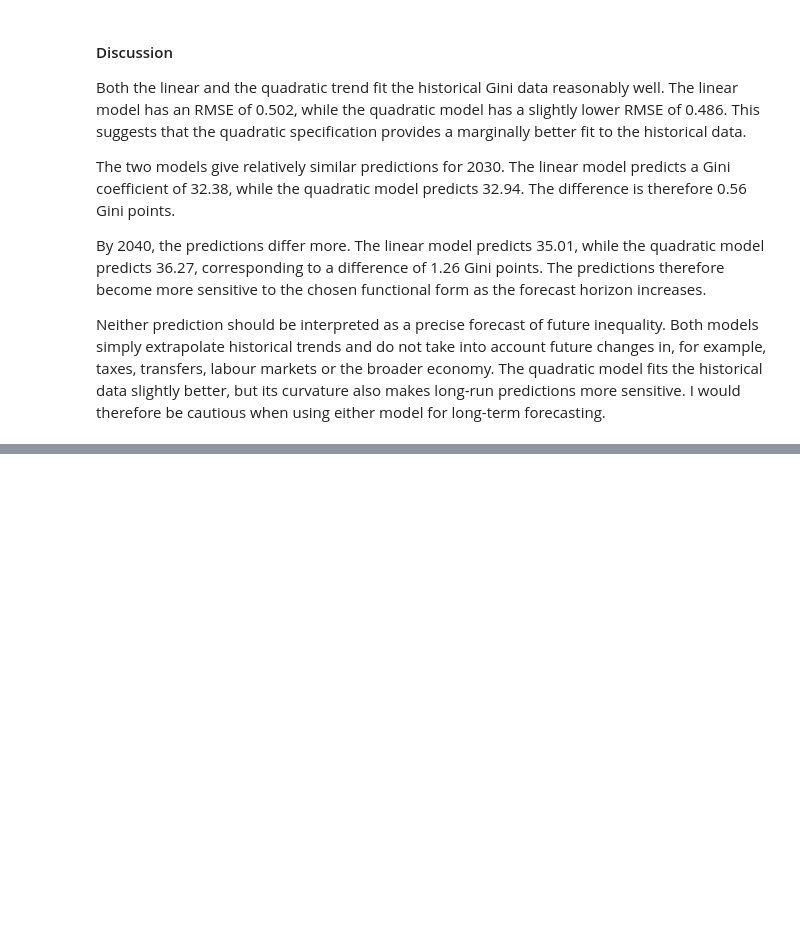
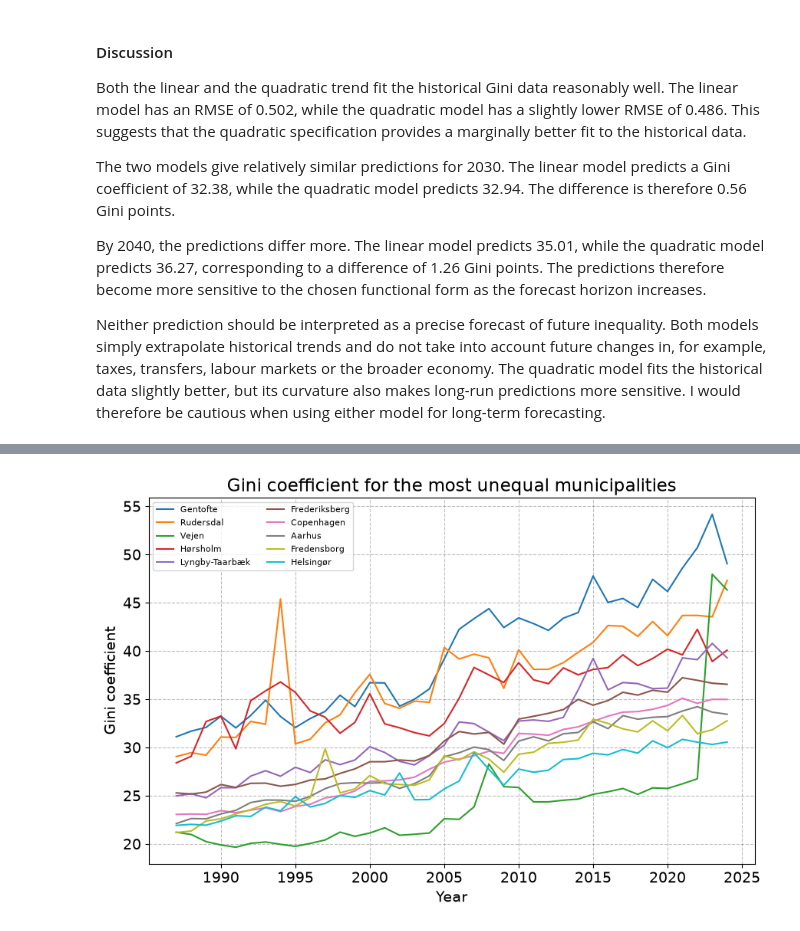
Before and after one commit to OttoBengtson/programming-for-economists, a Jupyter notebook: Data_Project_Version_1.ipynb, the cells around one changed output, grey strips where cells are left out. Drawn from its saved outputs; the diff is of its cells as text; code cells hidden in the pictures; blank space fills up the shorter version.

```diff
--- a/Data_Project_Version_1.ipynb
+++ b/Data_Project_Version_1.ipynb
@@ -693,0 +705,20 @@ either model for long-term forecasting.
+# %%
+# a. download Gini coefficient for all municipalities
+
+# a. set download parameters
+params = {
+    'table': 'IFOR41',
+    'format': 'BULK',
+    'lang': 'en',
+    'variables': [
+        {'code': 'ULLIG', 'values': ['70']},
+        {'code': 'KOMMUNEDK', 'values': ['*']},
+        {'code': 'Tid', 'values': ['*']}
+    ]
+}
+
+# b. download data
+gini_municipalities = IFOR41.get_data(params=params)
+
+# c. show first observations
+gini_municipalities.head()
@@ -693,0 +1046,47 @@ either model for long-term forecasting.
+# %%
+# b. inspect underlying series for the most unequal municipalities
+
+# a. store municipality names
+most_unequal_names = most_unequal['municipality'].tolist()
+
+# b. select historical observations
+I = gini_municipalities['municipality'].isin(most_unequal_names)
+
+most_unequal_series = (
+    gini_municipalities
+    .loc[I]
+    .copy()
+)
+
+# c. plot historical Gini series
+fig = plt.figure(figsize=(9,6))
+ax = fig.add_subplot(1,1,1)
+
+for municipality in most_unequal_names:
+
+    I = most_unequal_series['municipality'] == municipality
+
+    municipality_data = (
+        most_unequal_series
+        .loc[I]
+        .sort_values('year')
+    )
+
+    ax.plot(
+        municipality_data['year'],
+        municipality_data['gini'],
+        lw=1.5,
+        label=municipality
+    )
+
+# d. labels
+ax.set_title('Gini coefficient for the most unequal municipalities')
+ax.set_xlabel('Year')
+ax.set_ylabel('Gini coefficient')
+
+# e. legend
+ax.legend(fontsize=8, ncol=2)
+
+fig.tight_layout()
+# %% [output]
+[figure, added]
```
Also changed, not shown: parts of 17 cells of this notebook.
